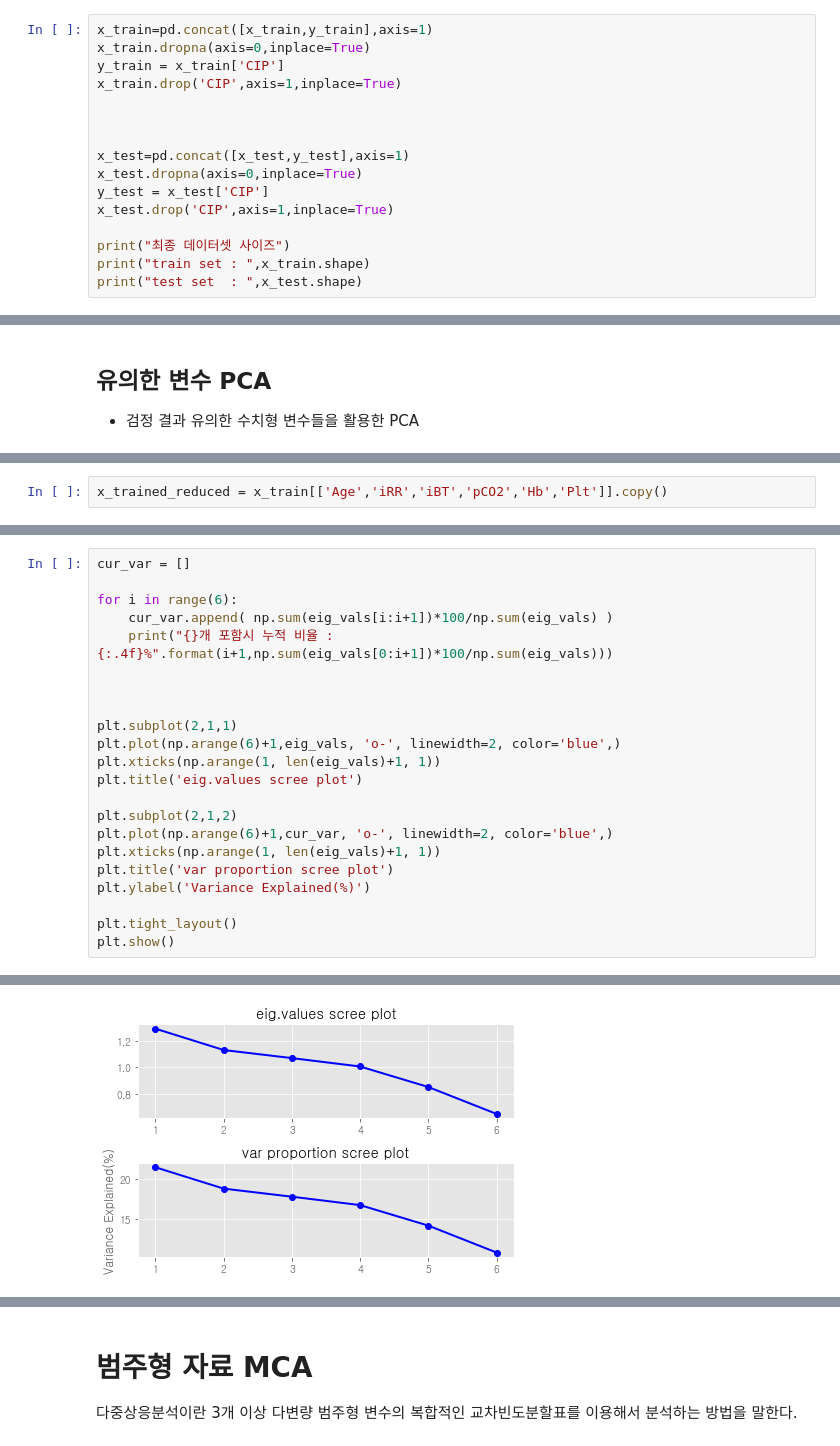
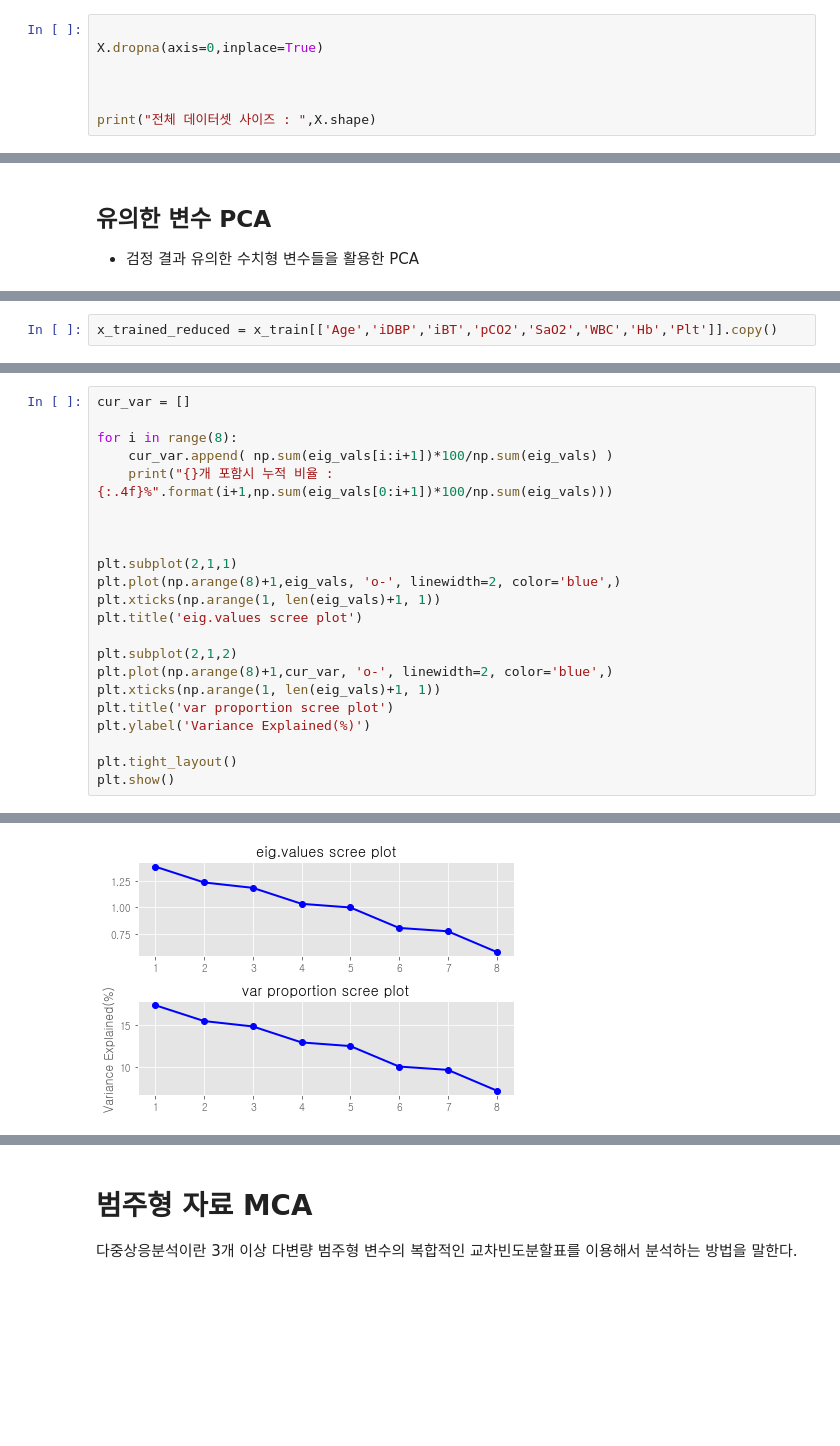
Before and after one commit to bub3690/22-1_multivariate, a Jupyter notebook: final_project/EDA.ipynb, the cells around one changed output, grey strips where cells are left out. Cells and saved outputs as stored; diff of their text form; blank space fills up the shorter version.

```diff
--- a/final_project/EDA.ipynb
+++ b/final_project/EDA.ipynb
@@ -280,19 +265,10 @@ missing_col = check_missing_col(x_train)
 
 자료들간에 상관계수가 낮아서, 예측이 어려울 것이라 생각해 모두 제거.
 # %%
-x_train=pd.concat([x_train,y_train],axis=1)
-x_train.dropna(axis=0,inplace=True)
-y_train = x_train['CIP']
-x_train.drop('CIP',axis=1,inplace=True)
+
+X.dropna(axis=0,inplace=True)
 
 
 
-x_test=pd.concat([x_test,y_test],axis=1)
-x_test.dropna(axis=0,inplace=True)
-y_test = x_test['CIP']
-x_test.drop('CIP',axis=1,inplace=True)
-
-print("최종 데이터셋 사이즈")
-print("train set : ",x_train.shape)
-print("test set  : ",x_test.shape)
+print("전체 데이터셋 사이즈 : ",X.shape)
 # %% [output]
@@ -649,5 +622,5 @@ x_trained_reduced
 # %%
-x_trained_reduced = x_train[['Age','iRR','iBT','pCO2','Hb','Plt']].copy()
+x_trained_reduced = x_train[['Age','iDBP','iBT','pCO2','SaO2','WBC','Hb','Plt']].copy()
 # %%
 x_R = x_trained_reduced.corr()
 eig_vals,eig_vecs =np.linalg.eig(x_R)
@@ -691,19 +666,19 @@ PC 1,2 Directions :
 # %%
 cur_var = []
 
-for i in range(6):
+for i in range(8):
     cur_var.append( np.sum(eig_vals[i:i+1])*100/np.sum(eig_vals) )
     print("{}개 포함시 누적 비율 : {:.4f}%".format(i+1,np.sum(eig_vals[0:i+1])*100/np.sum(eig_vals)))
 
 
 
 plt.subplot(2,1,1)
-plt.plot(np.arange(6)+1,eig_vals, 'o-', linewidth=2, color='blue',)
+plt.plot(np.arange(8)+1,eig_vals, 'o-', linewidth=2, color='blue',)
 plt.xticks(np.arange(1, len(eig_vals)+1, 1))
 plt.title('eig.values scree plot')
 
 plt.subplot(2,1,2)
-plt.plot(np.arange(6)+1,cur_var, 'o-', linewidth=2, color='blue',)
+plt.plot(np.arange(8)+1,cur_var, 'o-', linewidth=2, color='blue',)
 plt.xticks(np.arange(1, len(eig_vals)+1, 1))
 plt.title('var proportion scree plot')
 plt.ylabel('Variance Explained(%)')
@@ -720,4 +697,4 @@ plt.show()
-[figure, old version]
+[figure, new version]
 # %%
 df_cols = x_trained_reduced.select_dtypes(include=np.number).columns
 pc_frame = pd.DataFrame(columns=df_cols)
```
Also changed, not shown: parts of 47 cells of this notebook, 1 other file.
